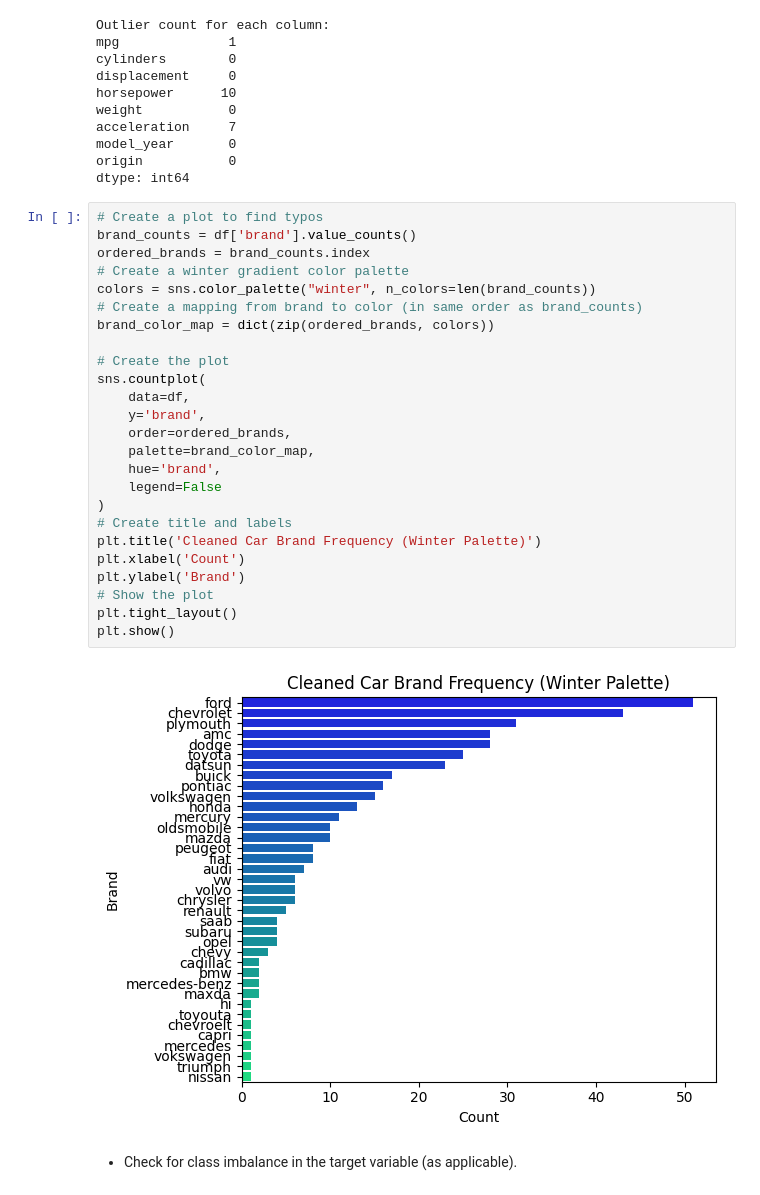
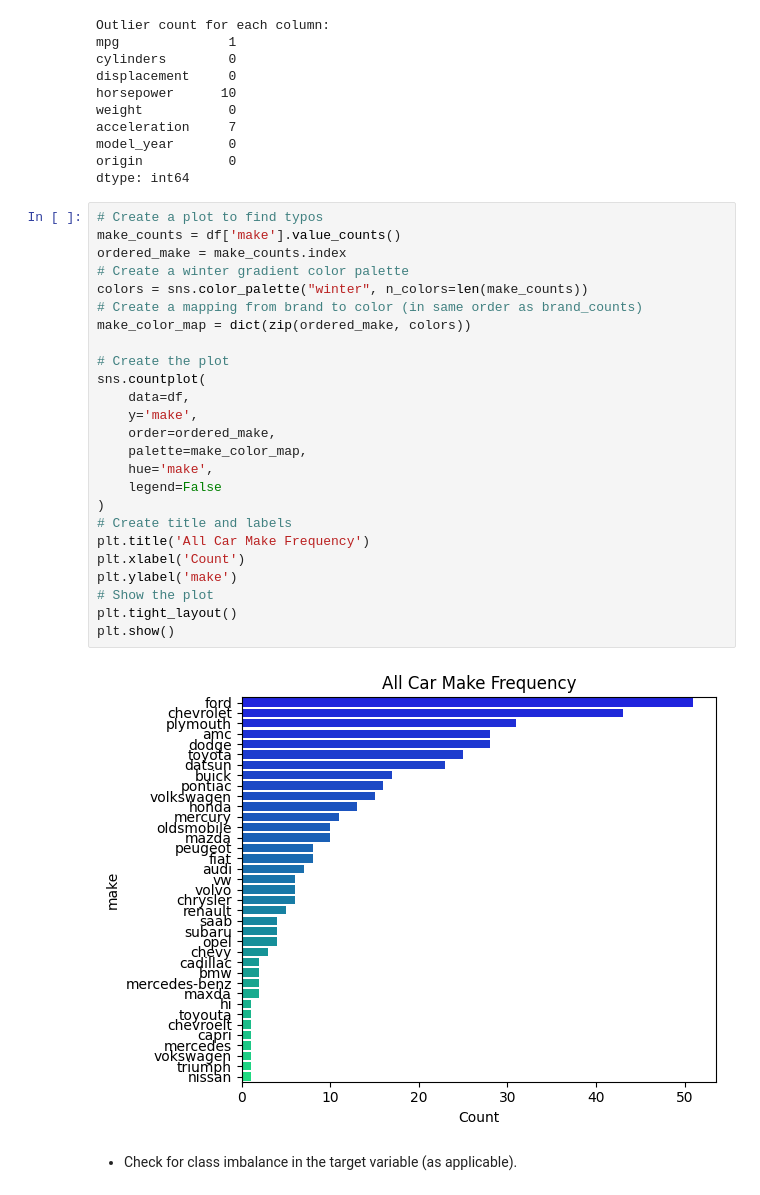
Before and after one commit to Bdowdle4/ml-regression-dowdle, a Jupyter notebook: regression-dowdle.ipynb, the cells around one changed output. Drawn from its saved outputs; the diff is of its cells as text.

```diff
--- a/regression-dowdle.ipynb
+++ b/regression-dowdle.ipynb
@@ -255,31 +255,31 @@ origin           0
 dtype: int64
 # %%
 # Create a plot to find typos
-brand_counts = df['brand'].value_counts()
-ordered_brands = brand_counts.index
+make_counts = df['make'].value_counts()
+ordered_make = make_counts.index
 # Create a winter gradient color palette
-colors = sns.color_palette("winter", n_colors=len(brand_counts))
+colors = sns.color_palette("winter", n_colors=len(make_counts))
 # Create a mapping from brand to color (in same order as brand_counts)
-brand_color_map = dict(zip(ordered_brands, colors))
+make_color_map = dict(zip(ordered_make, colors))
 
 # Create the plot
 sns.countplot(
     data=df,
-    y='brand',
-    order=ordered_brands,
-    palette=brand_color_map,
-    hue='brand',
+    y='make',
+    order=ordered_make,
+    palette=make_color_map,
+    hue='make',
     legend=False
 )
 # Create title and labels
-plt.title('Cleaned Car Brand Frequency (Winter Palette)')
+plt.title('All Car Make Frequency')
 plt.xlabel('Count')
-plt.ylabel('Brand')
+plt.ylabel('make')
 # Show the plot
 plt.tight_layout()
 plt.show()
 # %% [output]
-[figure, old version]
+[figure, new version]
 # %% [markdown]
 - Check for class imbalance in the target variable (as applicable).
 # %%
```
Also changed, not shown: parts of 9 cells of this notebook.
